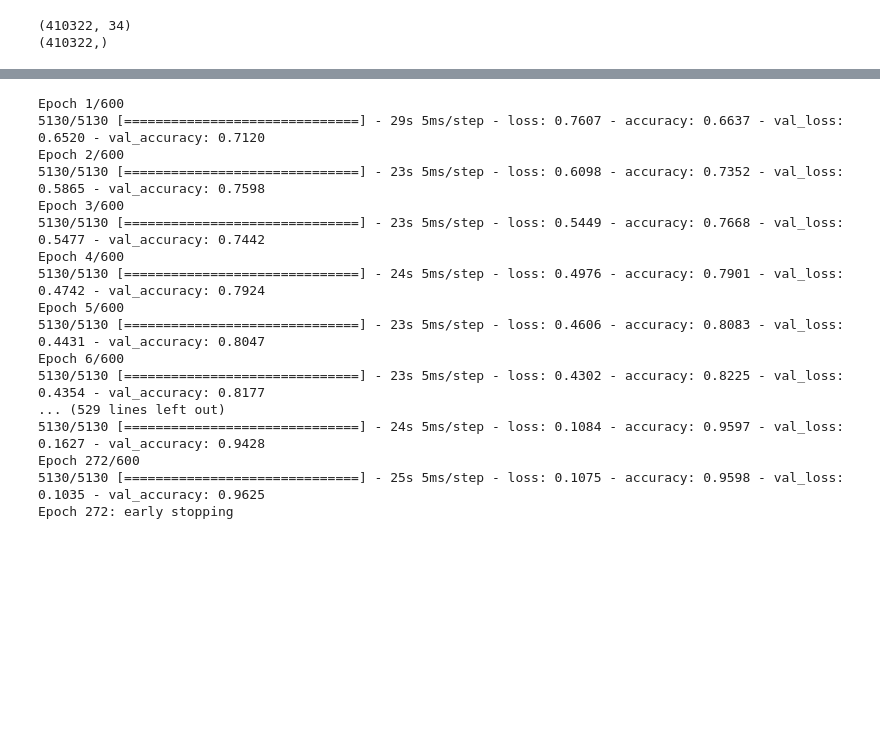
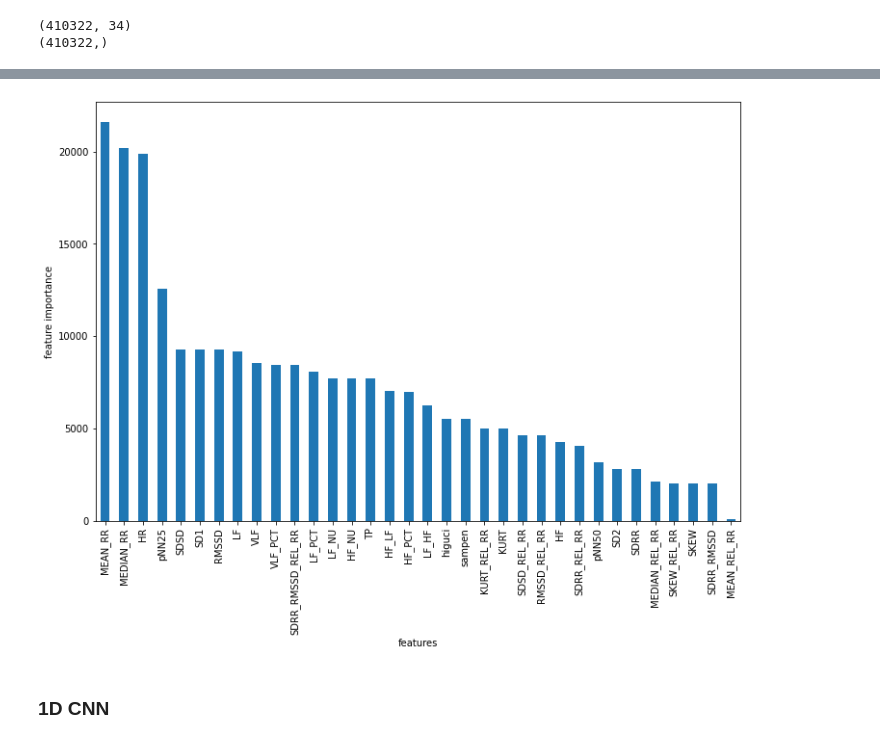
Before and after one commit to banned-from-uni/SWELL-DL, a Jupyter notebook: SWELL-1D-CNN.ipynb, the cells around one changed output, grey strips where cells are left out. Drawn from its saved outputs; the diff is of its cells as text; code cells hidden in the pictures; blank space fills up the shorter version.

```diff
--- a/SWELL-1D-CNN.ipynb
+++ b/SWELL-1D-CNN.ipynb
@@ -120,0 +101,4 @@ print(X_train.shape)
+# %%
+from sklearn.feature_selection import SelectKBest, f_classif
+best_features = SelectKBest(score_func=f_classif)
+best_features.fit_transform(X_train, y_train)
@@ -121,3 +119,15 @@ print(X_train.shape)
+# %%
+anova = pd.Series(data=best_features.scores_,index=swell.columns[:-1])
+anova = anova.sort_values(ascending=False)
+# %%
+plt.figure(figsize=(12, 8))
+plt.xlabel("features")
+plt.ylabel("feature importance")
+anova.plot.bar();
+# %% [output]
+[figure, added]
+# %% [markdown]
+### 1D CNN
 # %%
 from tensorflow.keras.callbacks import EarlyStopping
 early_stop = EarlyStopping(monitor='accuracy', mode='max', verbose=1, patience=10)
@@ -138,27 +148,3 @@ def create_model():
                 metrics = ['accuracy'])
 
   return model
-# %%
-model = create_model()
-history = model.fit(X_train, y_train, batch_size=64,
-          epochs=600, verbose = 1,
-          validation_data=(X_test, y_test),
-          callbacks = [early_stop])
-# %% [output]
-Epoch 1/600
-5130/5130 [==============================] - 29s 5ms/step - loss: 0.7607 - accuracy: 0.6637 - val_loss: 0.6520 - val_accuracy: 0.7120
-Epoch 2/600
-5130/5130 [==============================] - 23s 5ms/step - loss: 0.6098 - accuracy: 0.7352 - val_loss: 0.5865 - val_accuracy: 0.7598
-Epoch 3/600
-5130/5130 [==============================] - 23s 5ms/step - loss: 0.5449 - accuracy: 0.7668 - val_loss: 0.5477 - val_accuracy: 0.7442
-Epoch 4/600
-5130/5130 [==============================] - 24s 5ms/step - loss: 0.4976 - accuracy: 0.7901 - val_loss: 0.4742 - val_accuracy: 0.7924
-Epoch 5/600
-5130/5130 [==============================] - 23s 5ms/step - loss: 0.4606 - accuracy: 0.8083 - val_loss: 0.4431 - val_accuracy: 0.8047
-Epoch 6/600
-5130/5130 [==============================] - 23s 5ms/step - loss: 0.4302 - accuracy: 0.8225 - val_loss: 0.4354 - val_accuracy: 0.8177
-... (529 lines left out)
-5130/5130 [==============================] - 24s 5ms/step - loss: 0.1084 - accuracy: 0.9597 - val_loss: 0.1627 - val_accuracy: 0.9428
-Epoch 272/600
-5130/5130 [==============================] - 25s 5ms/step - loss: 0.1075 - accuracy: 0.9598 - val_loss: 0.1035 - val_accuracy: 0.9625
-Epoch 272: early stopping
```
Also changed, not shown: parts of 23 cells of this notebook.
